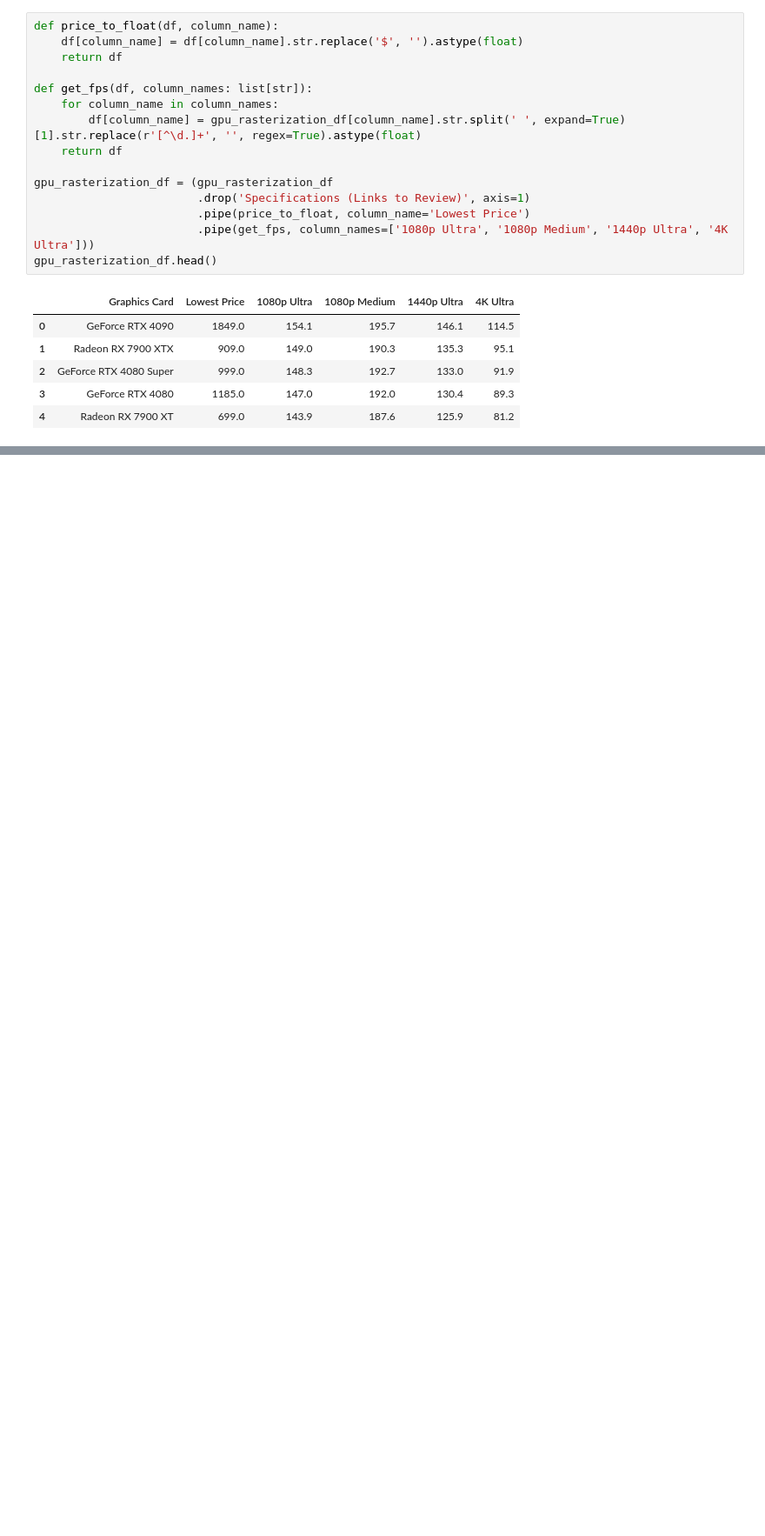
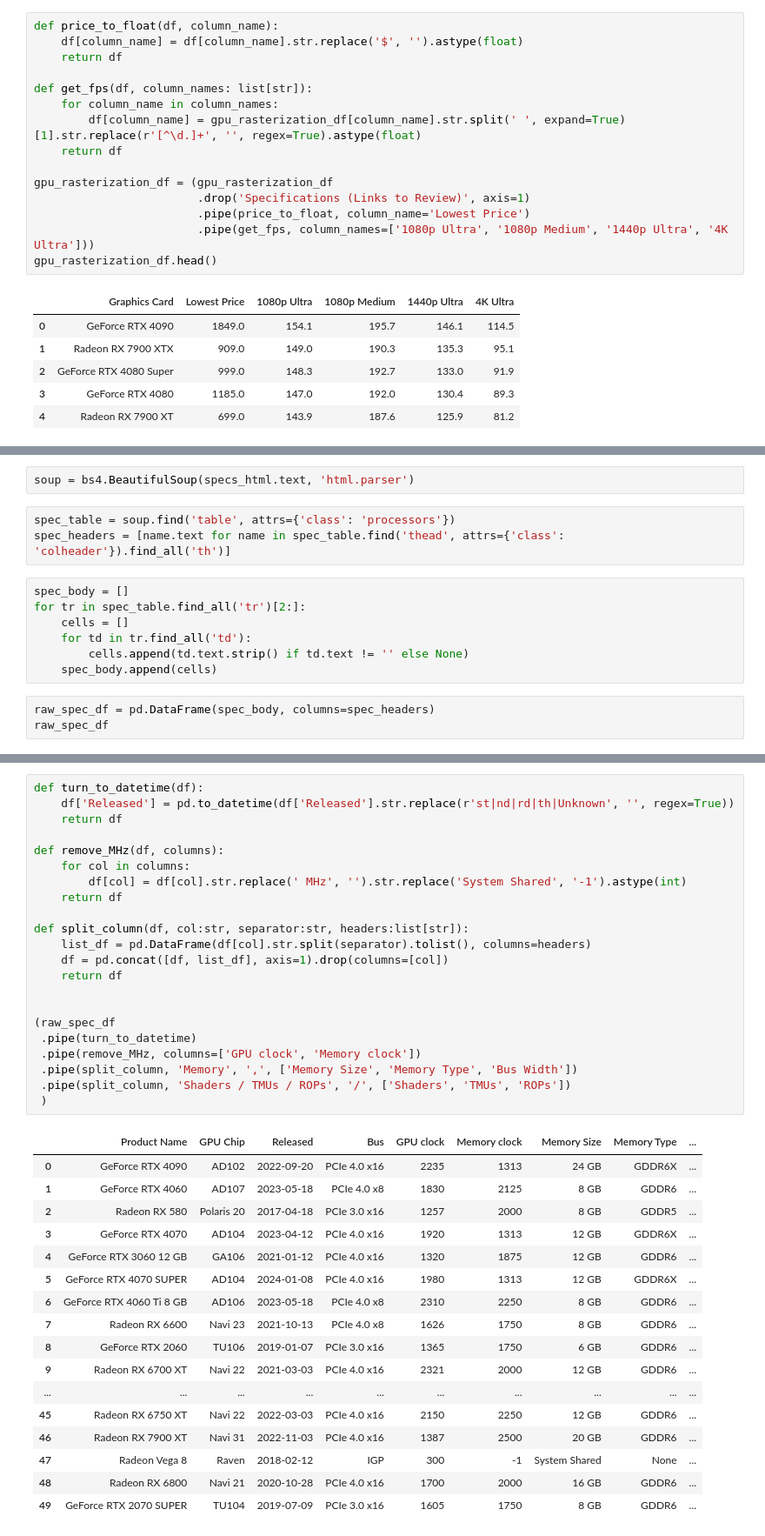
Before and after one commit to chengeric155/Computer-Building-Analysis, a Jupyter notebook: GPU Analysis.ipynb, the cells around one changed output, grey strips where cells are left out. Shown at 87% size. Drawn from its saved outputs; the diff is of its cells as text; blank space fills up the shorter version.

Commit message:
added colors, value, and specs

```diff
--- a/GPU Analysis.ipynb
+++ b/GPU Analysis.ipynb
@@ -107,0 +164,15 @@ fig.show()
+# %%
+soup = bs4.BeautifulSoup(specs_html.text, 'html.parser')
+# %%
+spec_table = soup.find('table', attrs={'class': 'processors'})
+spec_headers = [name.text for name in spec_table.find('thead', attrs={'class': 'colheader'}).find_all('th')]
+# %%
+spec_body = []
+for tr in spec_table.find_all('tr')[2:]:
+    cells = []
+    for td in tr.find_all('td'):
+        cells.append(td.text.strip() if td.text != '' else None)
+    spec_body.append(cells)
+# %%
+raw_spec_df = pd.DataFrame(spec_body, columns=spec_headers)
+raw_spec_df
@@ -107,0 +202,40 @@ fig.show()
+# %%
+def turn_to_datetime(df):
+    df['Released'] = pd.to_datetime(df['Released'].str.replace(r'st|nd|rd|th|Unknown', '', regex=True))
+    return df
+
+def remove_MHz(df, columns):
+    for col in columns:
+        df[col] = df[col].str.replace(' MHz', '').str.replace('System Shared', '-1').astype(int)
+    return df
+
+def split_column(df, col:str, separator:str, headers:list[str]):
+    list_df = pd.DataFrame(df[col].str.split(separator).tolist(), columns=headers)
+    df = pd.concat([df, list_df], axis=1).drop(columns=[col])
+    return df
+
+
+(raw_spec_df
+ .pipe(turn_to_datetime)
+ .pipe(remove_MHz, columns=['GPU clock', 'Memory clock'])
+ .pipe(split_column, 'Memory', ',', ['Memory Size', 'Memory Type', 'Bus Width'])
+ .pipe(split_column, 'Shaders / TMUs / ROPs', '/', ['Shaders', 'TMUs', 'ROPs'])
+ )
+# %% [output]
+|  | Product Name | GPU Chip | Released | Bus | GPU clock | Memory clock | Memory Size | Memory Type | ... |
+| 0 | GeForce RTX 4090 | AD102 | 2022-09-20 | PCIe 4.0 x16 | 2235 | 1313 | 24 GB | GDDR6X | ... |
+| 1 | GeForce RTX 4060 | AD107 | 2023-05-18 | PCIe 4.0 x8 | 1830 | 2125 | 8 GB | GDDR6 | ... |
+| 2 | Radeon RX 580 | Polaris 20 | 2017-04-18 | PCIe 3.0 x16 | 1257 | 2000 | 8 GB | GDDR5 | ... |
+| 3 | GeForce RTX 4070 | AD104 | 2023-04-12 | PCIe 4.0 x16 | 1920 | 1313 | 12 GB | GDDR6X | ... |
+| 4 | GeForce RTX 3060 12 GB | GA106 | 2021-01-12 | PCIe 4.0 x16 | 1320 | 1875 | 12 GB | GDDR6 | ... |
+| 5 | GeForce RTX 4070 SUPER | AD104 | 2024-01-08 | PCIe 4.0 x16 | 1980 | 1313 | 12 GB | GDDR6X | ... |
+| 6 | GeForce RTX 4060 Ti 8 GB | AD106 | 2023-05-18 | PCIe 4.0 x8 | 2310 | 2250 | 8 GB | GDDR6 | ... |
+| 7 | Radeon RX 6600 | Navi 23 | 2021-10-13 | PCIe 4.0 x8 | 1626 | 1750 | 8 GB | GDDR6 | ... |
+| 8 | GeForce RTX 2060 | TU106 | 2019-01-07 | PCIe 3.0 x16 | 1365 | 1750 | 6 GB | GDDR6 | ... |
+| 9 | Radeon RX 6700 XT | Navi 22 | 2021-03-03 | PCIe 4.0 x16 | 2321 | 2000 | 12 GB | GDDR6 | ... |
+| ... | ... | ... | ... | ... | ... | ... | ... | ... | ... |
+| 45 | Radeon RX 6750 XT | Navi 22 | 2022-03-03 | PCIe 4.0 x16 | 2150 | 2250 | 12 GB | GDDR6 | ... |
+| 46 | Radeon RX 7900 XT | Navi 31 | 2022-11-03 | PCIe 4.0 x16 | 1387 | 2500 | 20 GB | GDDR6 | ... |
+| 47 | Radeon Vega 8 | Raven | 2018-02-12 | IGP | 300 | -1 | System Shared | None | ... |
+| 48 | Radeon RX 6800 | Navi 21 | 2020-10-28 | PCIe 4.0 x16 | 1700 | 2000 | 16 GB | GDDR6 | ... |
+| 49 | GeForce RTX 2070 SUPER | TU104 | 2019-07-09 | PCIe 3.0 x16 | 1605 | 1750 | 8 GB | GDDR6 | ... |
```
Also changed, not shown: parts of 11 cells of this notebook.
